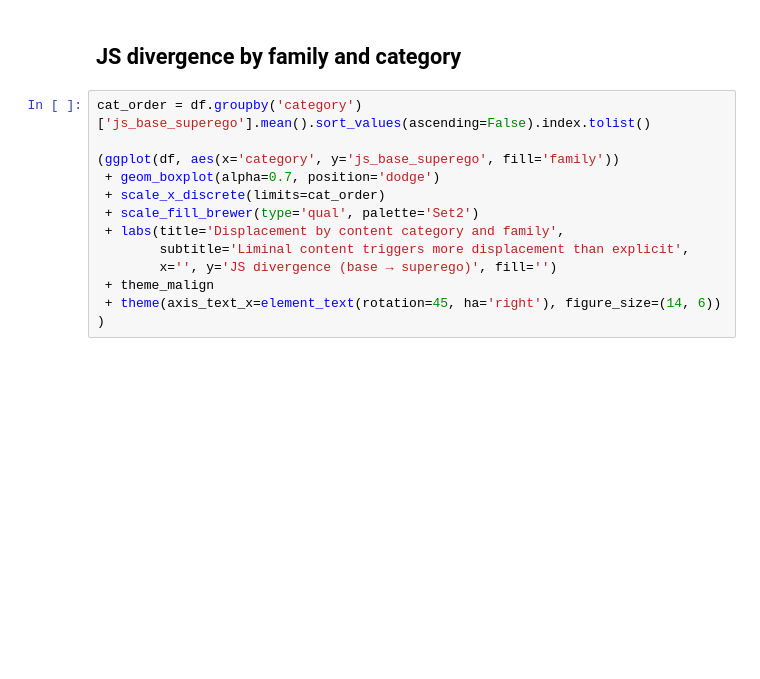
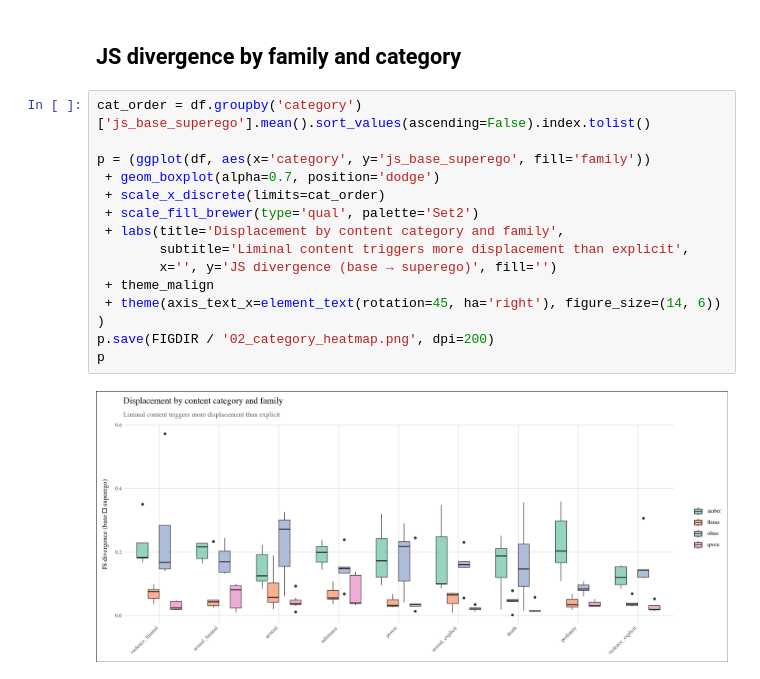
Before and after one commit to quadrismegistus/malign-logits, a Jupyter notebook: notebooks/02_cross_family.ipynb, the cells around one changed output. Saved outputs shown, nothing was run; the diff lists cells and outputs as text; blank space fills up the shorter version.

```diff
--- a/notebooks/02_cross_family.ipynb
+++ b/notebooks/02_cross_family.ipynb
@@ -65,13 +76,17 @@ shares_long['stage'] = shares_long['stage'].map({'sft_share': 'SFT (Ego)', 'dpo_
 # %%
 cat_order = df.groupby('category')['js_base_superego'].mean().sort_values(ascending=False).index.tolist()
 
-(ggplot(df, aes(x='category', y='js_base_superego', fill='family'))
+p = (ggplot(df, aes(x='category', y='js_base_superego', fill='family'))
  + geom_boxplot(alpha=0.7, position='dodge')
  + scale_x_discrete(limits=cat_order)
  + scale_fill_brewer(type='qual', palette='Set2')
  + labs(title='Displacement by content category and family',
         subtitle='Liminal content triggers more displacement than explicit',
         x='', y='JS divergence (base → superego)', fill='')
  + theme_malign
  + theme(axis_text_x=element_text(rotation=45, ha='right'), figure_size=(14, 6))
 )
+p.save(FIGDIR / '02_category_heatmap.png', dpi=200)
+p
+# %% [output]
+[figure, added]
```
Also changed, not shown: parts of 3 cells of this notebook, 5 other files.
